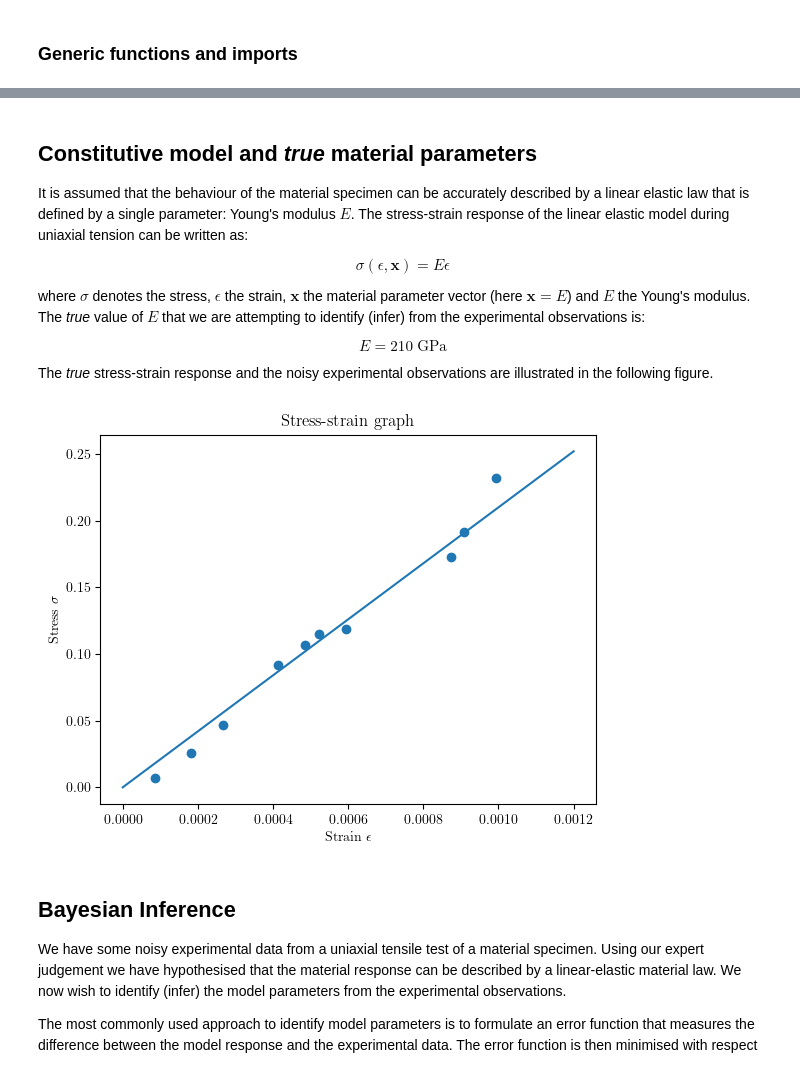
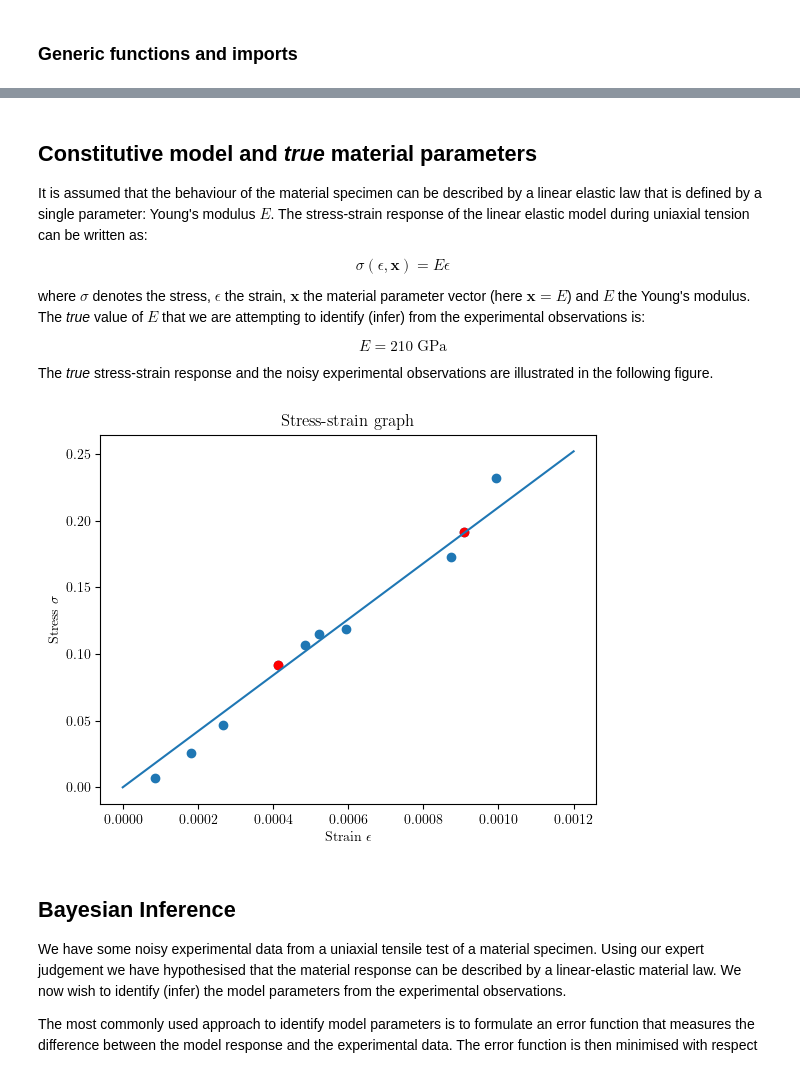
Before and after one commit to mark-hobbs/bayesian-inference-tutorial, a Jupyter notebook: 1_Linear_Elasticity_V2.ipynb, the cells around one changed output, grey strips where cells are left out. Cells and saved outputs as stored; diff of their text form; code cells hidden in the pictures.

```diff
--- a/1_Linear_Elasticity_V2.ipynb
+++ b/1_Linear_Elasticity_V2.ipynb
@@ -44,10 +51,11 @@ strain = np.linspace(0, 1.2E-3, 100)
 
 strain_data, stress_data = model.generate_synthetic_data(strain, n_observations, seed=2)
 
-strain_data_subset = strain_data[[1, 5]]
-stress_data_subset = stress_data[[1, 5]]
+subset = random_draw(n_observations, 2)
+strain_data_subset = strain_data[subset]
+stress_data_subset = stress_data[subset]
 
-plt.scatter(strain_data, stress_data);
+plt.scatter(strain_data, stress_data)
 plt.scatter(strain_data_subset, stress_data_subset, color='r')
 add_labels("Noisy experimental observations", "Strain $\epsilon$", "Stress $\sigma$")
 # %% [output]
@@ -55,7 +63,7 @@ add_labels("Noisy experimental observations", "Strain $\epsilon$", "Stress $\sig
 # %% [markdown]
 ## Constitutive model and *true* material parameters
 
-It is assumed that the behaviour of the material specimen can be accurately described by a linear elastic law that is defined by a single parameter: Young's modulus $E$. The stress-strain response of the linear elastic model during uniaxial tension can be written as:
+It is assumed that the behaviour of the material specimen can be described by a linear elastic law that is defined by a single parameter: Young's modulus $E$. The stress-strain response of the linear elastic model during uniaxial tension can be written as:
 
 $$\sigma(\epsilon, \textbf{x}) = E\epsilon$$
 
@@ -73,9 +81,10 @@ def material_model(E, epsilon):
     return E * epsilon
 # %%
 model.stress_strain_response(strain)
-plt.scatter(strain_data, stress_data);
+plt.scatter(strain_data, stress_data)
+plt.scatter(strain_data_subset, stress_data_subset, color='r');
 # %% [output]
-[figure, old version]
+[figure, new version]
 # %% [markdown]
 ## Bayesian Inference
 
```
Also changed, not shown: parts of 9 cells of this notebook, 1 other file.
